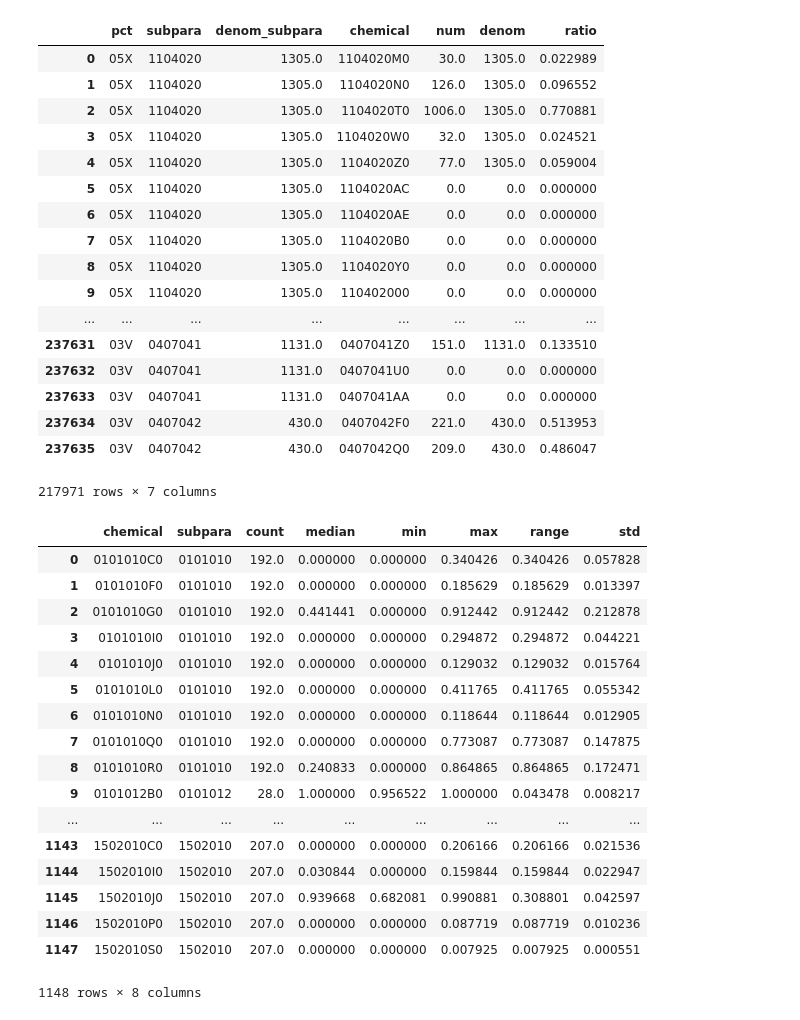
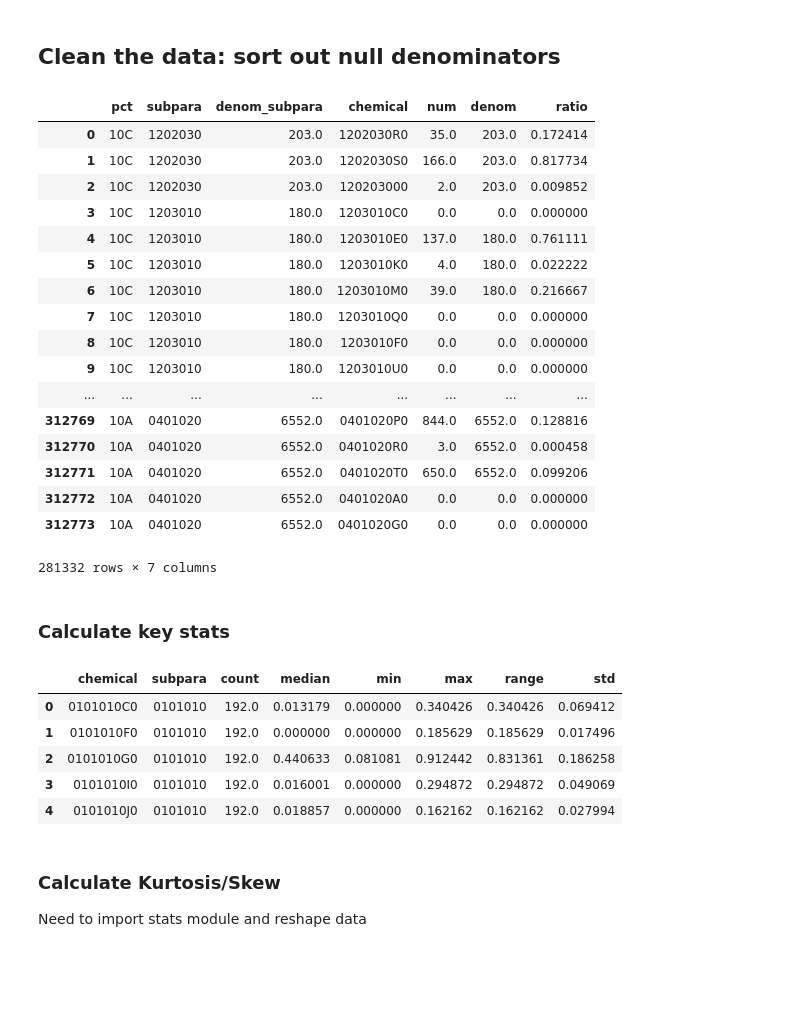
Before and after one commit to ebmdatalab/outlier-detection, a Jupyter notebook: kurtosis/Kurtosis.ipynb, the cells around one changed output. Drawn from its saved outputs; the diff is of its cells as text; code cells hidden in the pictures; blank space fills up the shorter version.

```diff
--- a/kurtosis/Kurtosis.ipynb
+++ b/kurtosis/Kurtosis.ipynb
@@ -4,7 +4,7 @@ import pandas as pd
 import numpy as np
 GBQ_PROJECT_ID = '620265099307'
 
-q = '''SELECT * FROM ebmdatalab.outlier_detection.chem_by_subpara_by_ccg_juntoaug17
+q = '''SELECT * FROM ebmdatalab.outlier_detection.chem_by_subpara_by_ccg_juntoaug17_limitsubpara
 -- exclude non-standard CCG codes:
 WHERE SUBSTR(pct,1,1) NOT BETWEEN 'A' AND 'Z' -- first character numerical
 AND SUBSTR(pct,3,1) BETWEEN 'A' AND 'Z'  -- last character alphabetical
@@ -18,6 +18,8 @@ chem = pd.io.gbq.read_gbq(q2, GBQ_PROJECT_ID, dialect='standard',verbose=False)
 
 q3 = '''SELECT DISTINCT subpara, subpara_code from ebmdatalab.hscic.bnf'''
 subp = pd.io.gbq.read_gbq(q3, GBQ_PROJECT_ID, dialect='standard',verbose=False)
+# %% [markdown]
+## Clean the data: sort out null denominators
 # %%
 # need to flag where ccgs have not prescribed any items of the denominator in order to clean the data.
 
@@ -67,55 +69,48 @@ data2 = data2.fillna(0)
 data2
 # %% [output]
 |  | pct | subpara | denom_subpara | chemical | num | denom | ratio |
-| 0 | 05X | 1104020 | 1305.0 | 1104020M0 | 30.0 | 1305.0 | 0.022989 |
-| 1 | 05X | 1104020 | 1305.0 | 1104020N0 | 126.0 | 1305.0 | 0.096552 |
-| 2 | 05X | 1104020 | 1305.0 | 1104020T0 | 1006.0 | 1305.0 | 0.770881 |
-| 3 | 05X | 1104020 | 1305.0 | 1104020W0 | 32.0 | 1305.0 | 0.024521 |
-| 4 | 05X | 1104020 | 1305.0 | 1104020Z0 | 77.0 | 1305.0 | 0.059004 |
-| 5 | 05X | 1104020 | 1305.0 | 1104020AC | 0.0 | 0.0 | 0.000000 |
-| 6 | 05X | 1104020 | 1305.0 | 1104020AE | 0.0 | 0.0 | 0.000000 |
-| 7 | 05X | 1104020 | 1305.0 | 1104020B0 | 0.0 | 0.0 | 0.000000 |
-| 8 | 05X | 1104020 | 1305.0 | 1104020Y0 | 0.0 | 0.0 | 0.000000 |
-| 9 | 05X | 1104020 | 1305.0 | 110402000 | 0.0 | 0.0 | 0.000000 |
+| 0 | 10C | 1202030 | 203.0 | 1202030R0 | 35.0 | 203.0 | 0.172414 |
+| 1 | 10C | 1202030 | 203.0 | 1202030S0 | 166.0 | 203.0 | 0.817734 |
+| 2 | 10C | 1202030 | 203.0 | 120203000 | 2.0 | 203.0 | 0.009852 |
+| 3 | 10C | 1203010 | 180.0 | 1203010C0 | 0.0 | 0.0 | 0.000000 |
+| 4 | 10C | 1203010 | 180.0 | 1203010E0 | 137.0 | 180.0 | 0.761111 |
+| 5 | 10C | 1203010 | 180.0 | 1203010K0 | 4.0 | 180.0 | 0.022222 |
+| 6 | 10C | 1203010 | 180.0 | 1203010M0 | 39.0 | 180.0 | 0.216667 |
+| 7 | 10C | 1203010 | 180.0 | 1203010Q0 | 0.0 | 0.0 | 0.000000 |
+| 8 | 10C | 1203010 | 180.0 | 1203010F0 | 0.0 | 0.0 | 0.000000 |
+| 9 | 10C | 1203010 | 180.0 | 1203010U0 | 0.0 | 0.0 | 0.000000 |
 | ... | ... | ... | ... | ... | ... | ... | ... |
-| 237631 | 03V | 0407041 | 1131.0 | 0407041Z0 | 151.0 | 1131.0 | 0.133510 |
-| 237632 | 03V | 0407041 | 1131.0 | 0407041U0 | 0.0 | 0.0 | 0.000000 |
-| 237633 | 03V | 0407041 | 1131.0 | 0407041AA | 0.0 | 0.0 | 0.000000 |
-| 237634 | 03V | 0407042 | 430.0 | 0407042F0 | 221.0 | 430.0 | 0.513953 |
-| 237635 | 03V | 0407042 | 430.0 | 0407042Q0 | 209.0 | 430.0 | 0.486047 |
+| 312769 | 10A | 0401020 | 6552.0 | 0401020P0 | 844.0 | 6552.0 | 0.128816 |
+| 312770 | 10A | 0401020 | 6552.0 | 0401020R0 | 3.0 | 6552.0 | 0.000458 |
+| 312771 | 10A | 0401020 | 6552.0 | 0401020T0 | 650.0 | 6552.0 | 0.099206 |
+| 312772 | 10A | 0401020 | 6552.0 | 0401020A0 | 0.0 | 0.0 | 0.000000 |
+| 312773 | 10A | 0401020 | 6552.0 | 0401020G0 | 0.0 | 0.0 | 0.000000 |
-217971 rows × 7 columns
+281332 rows × 7 columns
+# %% [markdown]
+### Calculate key stats
 # %%
 #select columns of interest and get key stats
 df2 = data2[["chemical","subpara", "ratio"]].groupby(["chemical","subpara"]).describe()
 df2 = df2.unstack()
 df2.columns = df2.columns.droplevel()
 df2 = df2.reset_index()
 
 #limit to chemicals prescribed by at least 10 CCGs??
 df3 = df2#.loc[df2["count"]>9].reset_index()
 df3["range"] = df3["max"] - df3["min"]
 df3 = df3[["chemical","subpara","count","50%","min","max","range","std"]].rename(columns={"50%":"median"})
 
-df3
+df3.head() #.loc[df3["range"]<0.1]
 # %% [output]
 |  | chemical | subpara | count | median | min | max | range | std |
-| 0 | 0101010C0 | 0101010 | 192.0 | 0.000000 | 0.000000 | 0.340426 | 0.340426 | 0.057828 |
-| 1 | 0101010F0 | 0101010 | 192.0 | 0.000000 | 0.000000 | 0.185629 | 0.185629 | 0.013397 |
-| 2 | 0101010G0 | 0101010 | 192.0 | 0.441441 | 0.000000 | 0.912442 | 0.912442 | 0.212878 |
-| 3 | 0101010I0 | 0101010 | 192.0 | 0.000000 | 0.000000 | 0.294872 | 0.294872 | 0.044221 |
-| 4 | 0101010J0 | 0101010 | 192.0 | 0.000000 | 0.000000 | 0.129032 | 0.129032 | 0.015764 |
-| 5 | 0101010L0 | 0101010 | 192.0 | 0.000000 | 0.000000 | 0.411765 | 0.411765 | 0.055342 |
-| 6 | 0101010N0 | 0101010 | 192.0 | 0.000000 | 0.000000 | 0.118644 | 0.118644 | 0.012905 |
-| 7 | 0101010Q0 | 0101010 | 192.0 | 0.000000 | 0.000000 | 0.773087 | 0.773087 | 0.147875 |
-| 8 | 0101010R0 | 0101010 | 192.0 | 0.240833 | 0.000000 | 0.864865 | 0.864865 | 0.172471 |
-| 9 | 0101012B0 | 0101012 | 28.0 | 1.000000 | 0.956522 | 1.000000 | 0.043478 | 0.008217 |
-| ... | ... | ... | ... | ... | ... | ... | ... | ... |
-| 1143 | 1502010C0 | 1502010 | 207.0 | 0.000000 | 0.000000 | 0.206166 | 0.206166 | 0.021536 |
-| 1144 | 1502010I0 | 1502010 | 207.0 | 0.030844 | 0.000000 | 0.159844 | 0.159844 | 0.022947 |
-| 1145 | 1502010J0 | 1502010 | 207.0 | 0.939668 | 0.682081 | 0.990881 | 0.308801 | 0.042597 |
-| 1146 | 1502010P0 | 1502010 | 207.0 | 0.000000 | 0.000000 | 0.087719 | 0.087719 | 0.010236 |
-| 1147 | 1502010S0 | 1502010 | 207.0 | 0.000000 | 0.000000 | 0.007925 | 0.007925 | 0.000551 |
+| 0 | 0101010C0 | 0101010 | 192.0 | 0.013179 | 0.000000 | 0.340426 | 0.340426 | 0.069412 |
+| 1 | 0101010F0 | 0101010 | 192.0 | 0.000000 | 0.000000 | 0.185629 | 0.185629 | 0.017496 |
+| 2 | 0101010G0 | 0101010 | 192.0 | 0.440633 | 0.081081 | 0.912442 | 0.831361 | 0.186258 |
+| 3 | 0101010I0 | 0101010 | 192.0 | 0.016001 | 0.000000 | 0.294872 | 0.294872 | 0.049069 |
+| 4 | 0101010J0 | 0101010 | 192.0 | 0.018857 | 0.000000 | 0.162162 | 0.162162 | 0.027994 |
-1148 rows × 8 columns
+# %% [markdown]
+### Calculate Kurtosis/Skew
+Need to import stats module and reshape data
 # %%
 # reshape data to put CCGs in columns
 df5 = data2.pivot(index="chemical",columns='pct', values='ratio')
```
Also changed, not shown: parts of 24 cells of this notebook.
